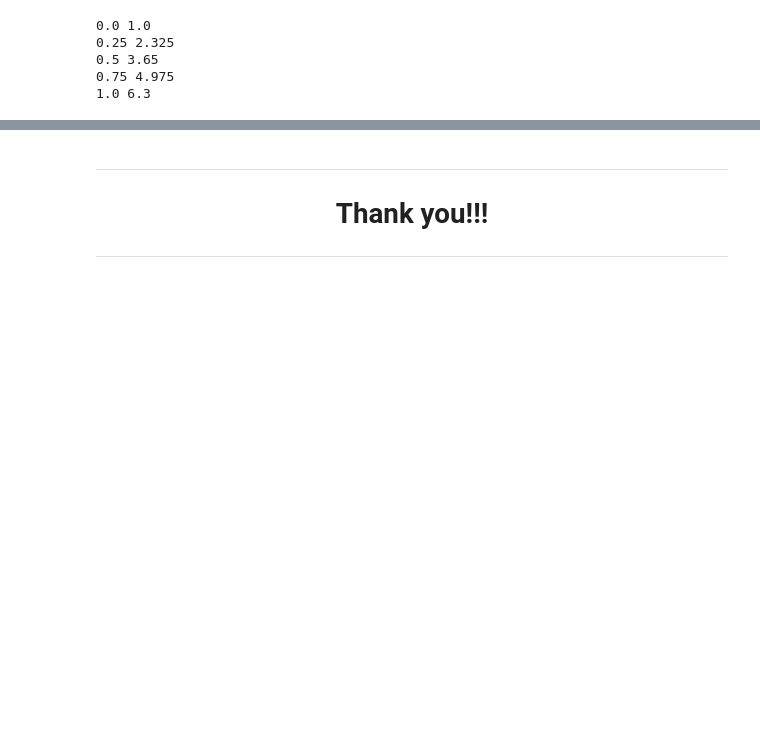
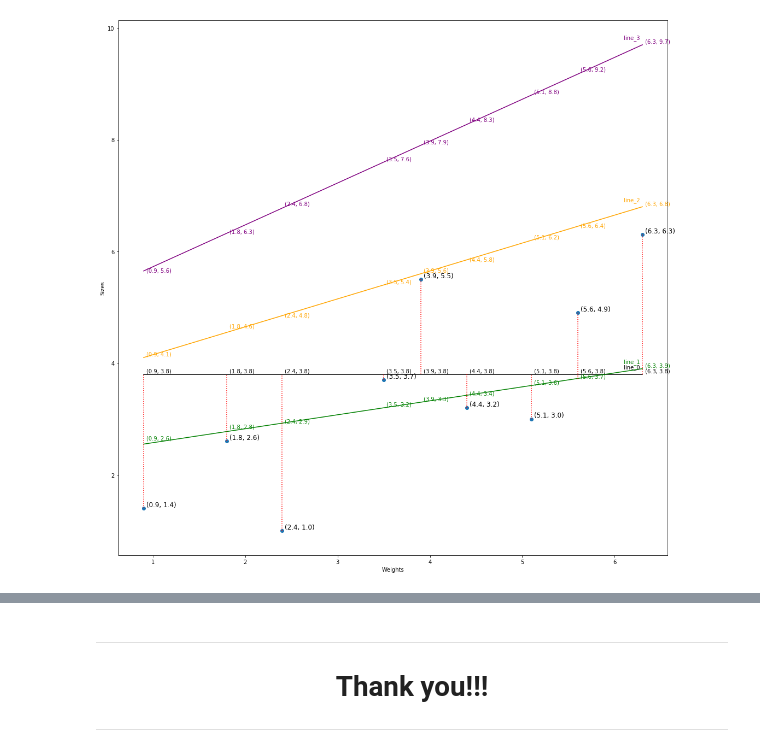
Before and after one commit to SandeepGaadhe/DataScience, a Jupyter notebook: code/stat_quest/fitting_a_line/fitting_a_line.ipynb, the cells around one changed output, grey strips where cells are left out. Cells and saved outputs as stored; diff of their text form; code cells hidden in the pictures; blank space fills up the shorter version.

Commit message:
fitting_a_line

```diff
--- a/code/stat_quest/fitting_a_line/fitting_a_line.ipynb
+++ b/code/stat_quest/fitting_a_line/fitting_a_line.ipynb
@@ -80,8 +14,9 @@ line_x = [round((x+1/10),1) for x in line_x]
 # %%
-def show_coordinates(p_x, p_y, p_color):
-    annotate_style = dict(size=15, color=p_color)
+def show_coordinates(p_x, p_y, line_label = '', font_color = 'black', font_size = 15):
+    annotate_style = dict(size=font_size, color=font_color)
     # Annotation
     for x, y in zip(p_x, p_y):
         x = round(x,1)
         y = round(y,1)
-        ax.text(x + 0.02,y + 0.02, f'({x}, {y})', **annotate_style)
+        ax.text(x + 0.03,y + 0.03, f'({x}, {y})', **annotate_style)
+    ax.text(x - 0.2, y + 0.1, f'{line_label}', **annotate_style)
@@ -207,5 +22,0 @@ w : 0.9 s : 1.4 yc : 4.1
-# %%
-for y_line in y_lines:
-    print('\n')
-    for x, y in zip(weights, y_line):
-        print(x, y)
@@ -271,13 +32,52 @@ sum of squared residuals is : 26.3 slope 0
-# %%
-no_of_lines = 4
-slopes = np.linspace(0,1, no_of_lines + 1)
-intercepts = np.linspace(min(sizes), max(sizes), no_of_lines + 1)
-
-for s, i in zip(slopes, intercepts):
-    print(s, i)
-# %% [output]
-0.0 1.0
-0.25 2.325
-0.5 3.65
-0.75 4.975
-1.0 6.3
+# %%
+# sections : add scatter >> add lines >> add lsm
+
+fig, ax = plt.subplots(1, 1)
+
+# section 1 : add scatter
+plt.rcParams["figure.figsize"] = [18, 18]
+ax.set_xlabel('Weights')
+ax.set_ylabel('Sizes')
+ax.scatter(weights, sizes)
+show_coordinates(weights, sizes, font_size = 12)
+
+# section 2 : add lines
+
+total_lines = 4
+line_colors = ['black', 'green', 'orange', 'purple'] # keep first black for avg line
+slopes = np.linspace(0,1, total_lines + 1)
+intercepts = np.linspace(min(sizes), max(sizes), total_lines + 1)
+
+xc_curr_line = np.array(weights)
+yc_lines = []
+for line, line_color, slope, intercept in zip(range(total_lines), line_colors, slopes, intercepts):
+    if line == 0: #  avg line
+        avg_wt = round(np.average(weights), 1)
+        yc_curr_line = np.array([avg_wt for x in sizes])
+        #ax.plot(xc_line0, yc_line0, c = 'black')
+    else:
+        yc_curr_line = slope * xc_curr_line + intercept
+
+    yc_lines.append(list(yc_curr_line))
+    ax.plot(xc_curr_line, yc_curr_line, c = line_color, label = 'line' + str(line))
+    show_coordinates(xc_curr_line, yc_curr_line, line_label = 'line_' + str(line), font_color=line_color, font_size=10)
+
+#print('\n', yc_lines)
+
+# section 3 : add vertical lines (lsm)
+
+for x, s in zip(weights, sizes):
+    lsm_x = []
+    lsm_y = []
+
+    if s > avg_wt:
+        inc_count = -0.1
+    else:
+        inc_count = 0.1
+
+    for y in (np.arange(s, avg_wt + inc_count, inc_count)):
+        lsm_x.append(round(x,1))
+        lsm_y.append(round(y,1))
+    ax.plot(lsm_x, lsm_y, c = "r", ls = ":")
+# %% [output]
+[figure, added]
```
Also changed, not shown: parts of 9 cells of this notebook, 4 other files.
